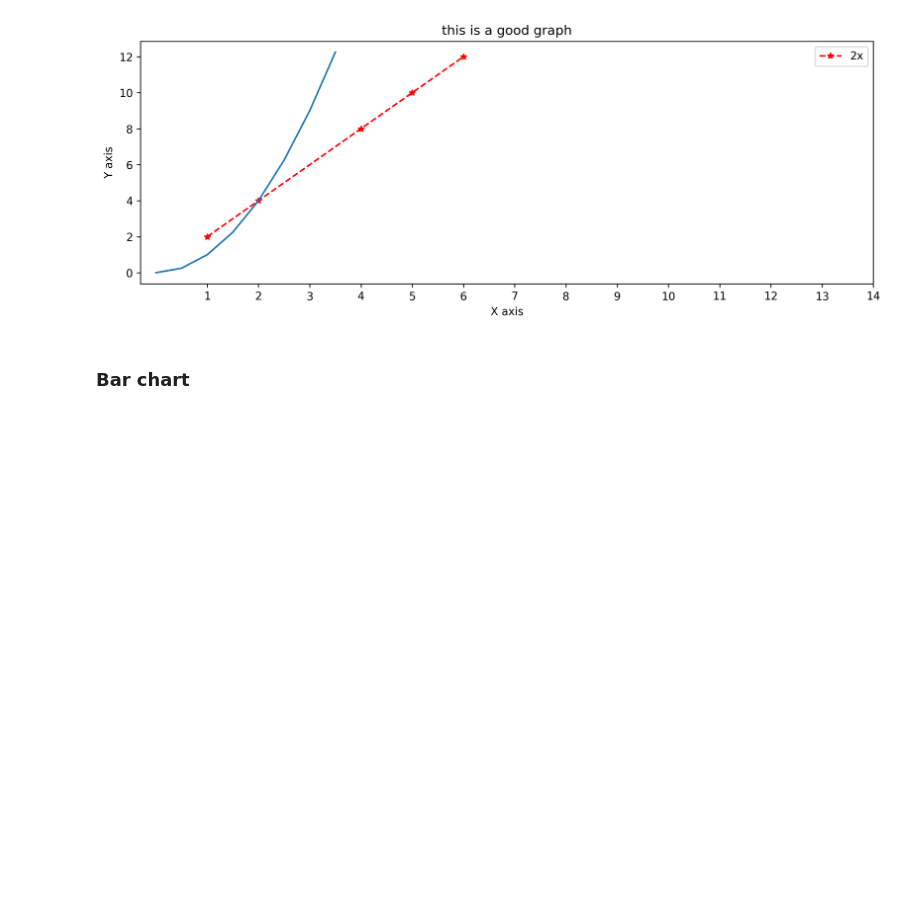
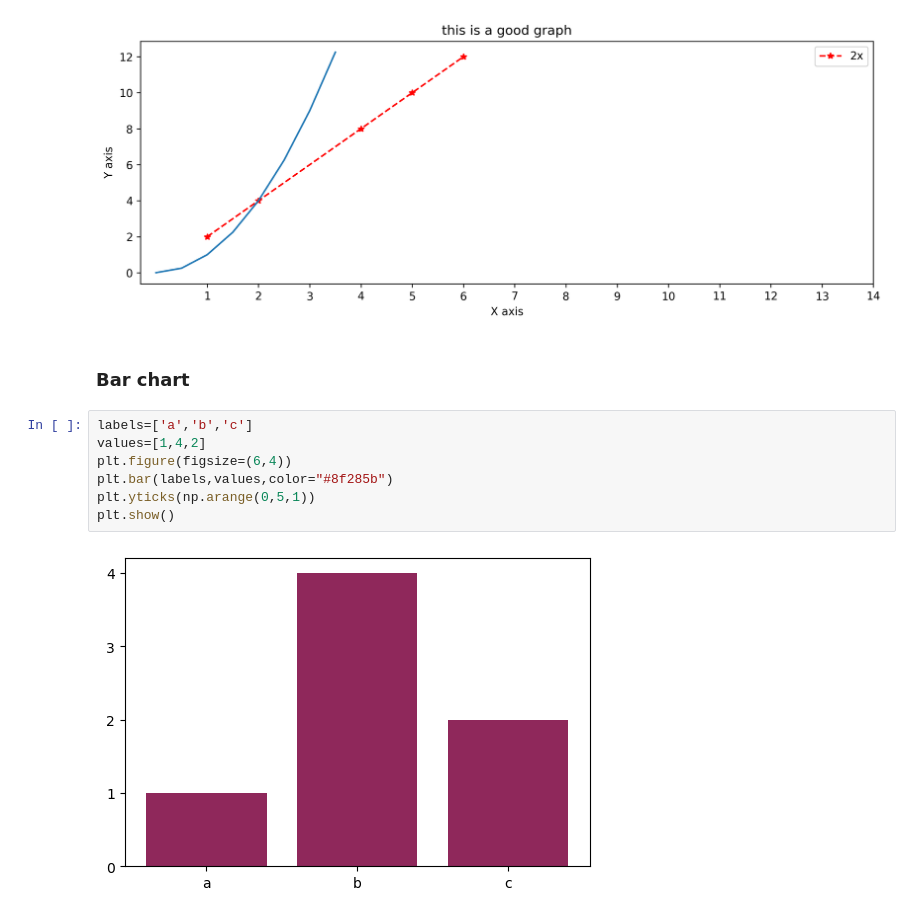
Before and after one commit to gehad-Ahmed30/Data-Analysis, a Jupyter notebook: Pandas/Visualization.ipynb, the cells around one changed output. Saved outputs shown, nothing was run; the diff lists cells and outputs as text; blank space fills up the shorter version.

Commit message:
bar chart

```diff
--- a/Pandas/Visualization.ipynb
+++ b/Pandas/Visualization.ipynb
@@ -528,3 +528,12 @@ plt.show()
 [figure]
 # %% [markdown]
 ### Bar chart
+# %%
+labels=['a','b','c']
+values=[1,4,2]
+plt.figure(figsize=(6,4))
+plt.bar(labels,values,color="#8f285b")
+plt.yticks(np.arange(0,5,1))
+plt.show()
+# %% [output]
+[figure, added]
```
Also changed, not shown: parts of 6 cells of this notebook.
